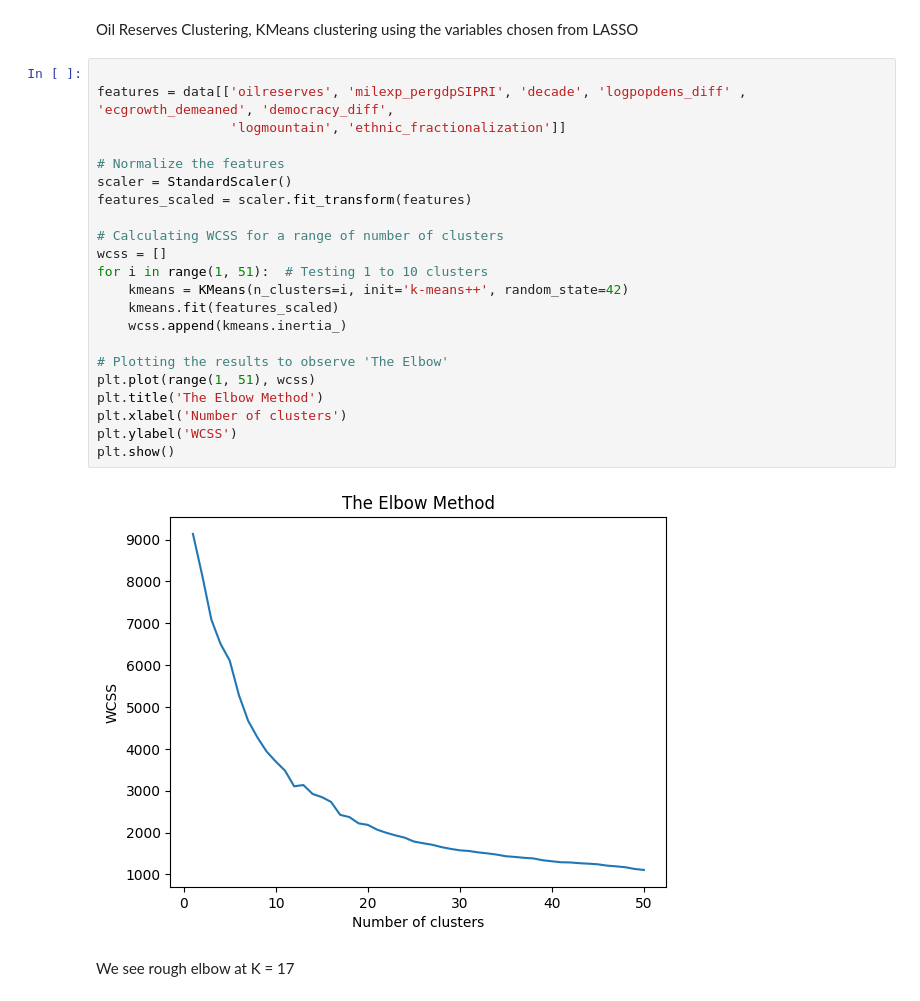
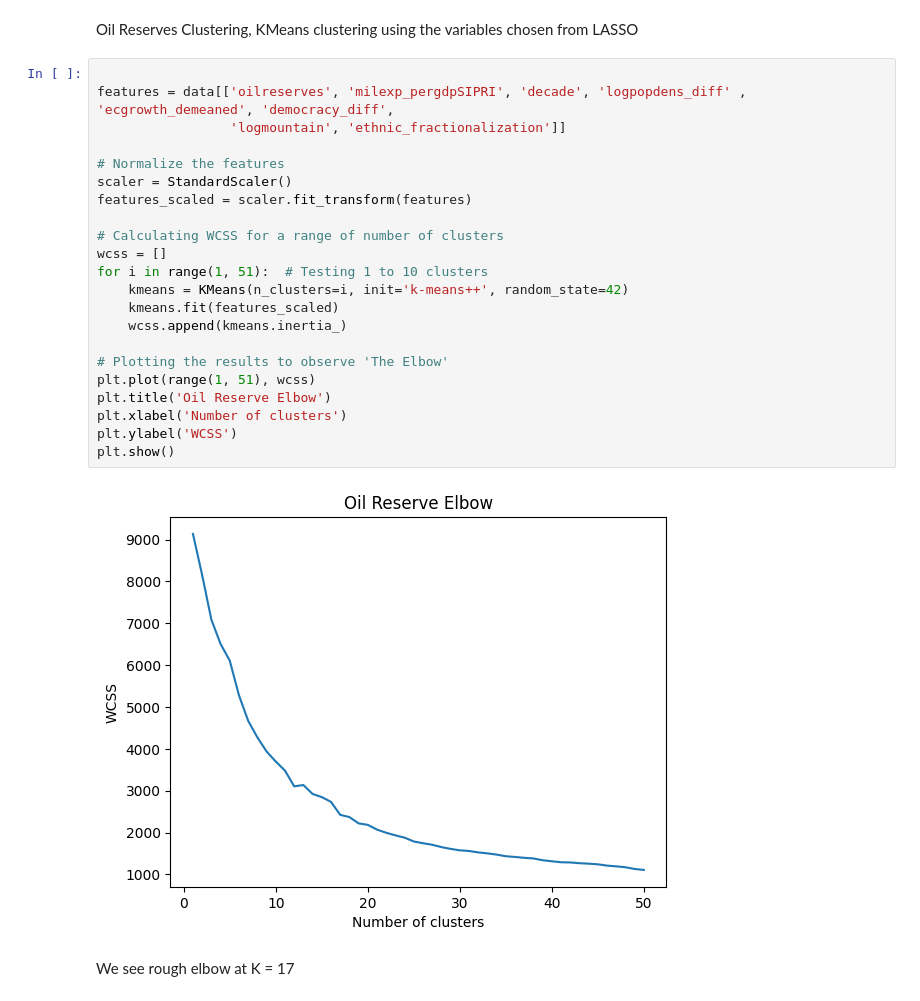
Before and after one commit to JanetYing/ECMA31350_Project, a Jupyter notebook: code/clustering/clustering_code.ipynb, the cells around one changed output. Cells and saved outputs as stored; diff of their text form.

Commit message:
Plotting done

```diff
--- a/code/clustering/clustering_code.ipynb
+++ b/code/clustering/clustering_code.ipynb
@@ -35,27 +35,27 @@ Oil Reserves Clustering, KMeans clustering using the variables chosen from LASSO
 # %%
 
 features = data[['oilreserves', 'milexp_pergdpSIPRI', 'decade', 'logpopdens_diff' , 'ecgrowth_demeaned', 'democracy_diff',
                  'logmountain', 'ethnic_fractionalization']]
 
 # Normalize the features
 scaler = StandardScaler()
 features_scaled = scaler.fit_transform(features)
 
 # Calculating WCSS for a range of number of clusters
 wcss = []
 for i in range(1, 51):  # Testing 1 to 10 clusters
     kmeans = KMeans(n_clusters=i, init='k-means++', random_state=42)
     kmeans.fit(features_scaled)
     wcss.append(kmeans.inertia_)
 
 # Plotting the results to observe 'The Elbow'
 plt.plot(range(1, 51), wcss)
-plt.title('The Elbow Method')
+plt.title('Oil Reserve Elbow')
 plt.xlabel('Number of clusters')
 plt.ylabel('WCSS')
 plt.show()
 # %% [output]
-[figure, old version]
+[figure, new version]
 # %% [markdown]
 We see rough elbow at K = 17
 # %% [markdown]
```
Also changed, not shown: parts of 8 cells of this notebook, 3 other files.
